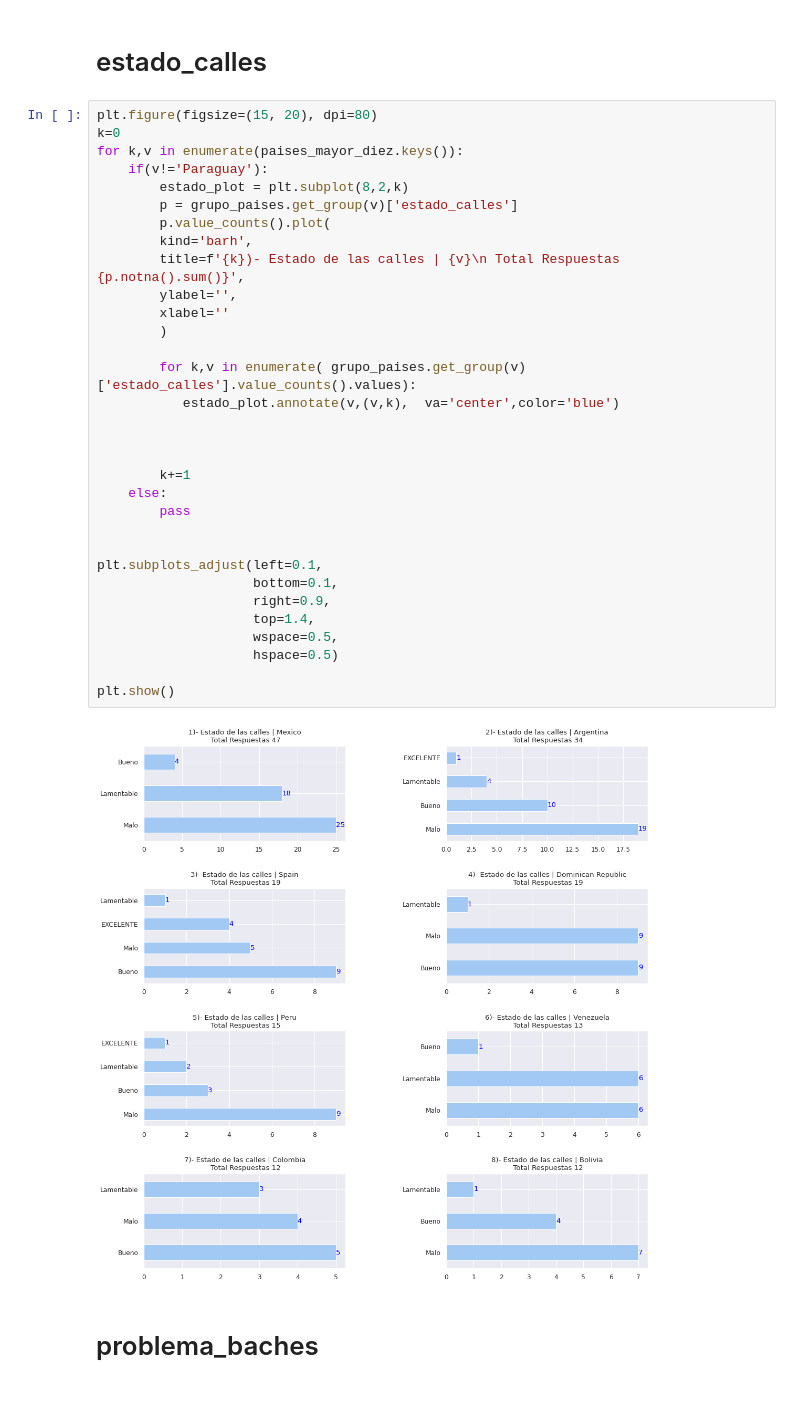
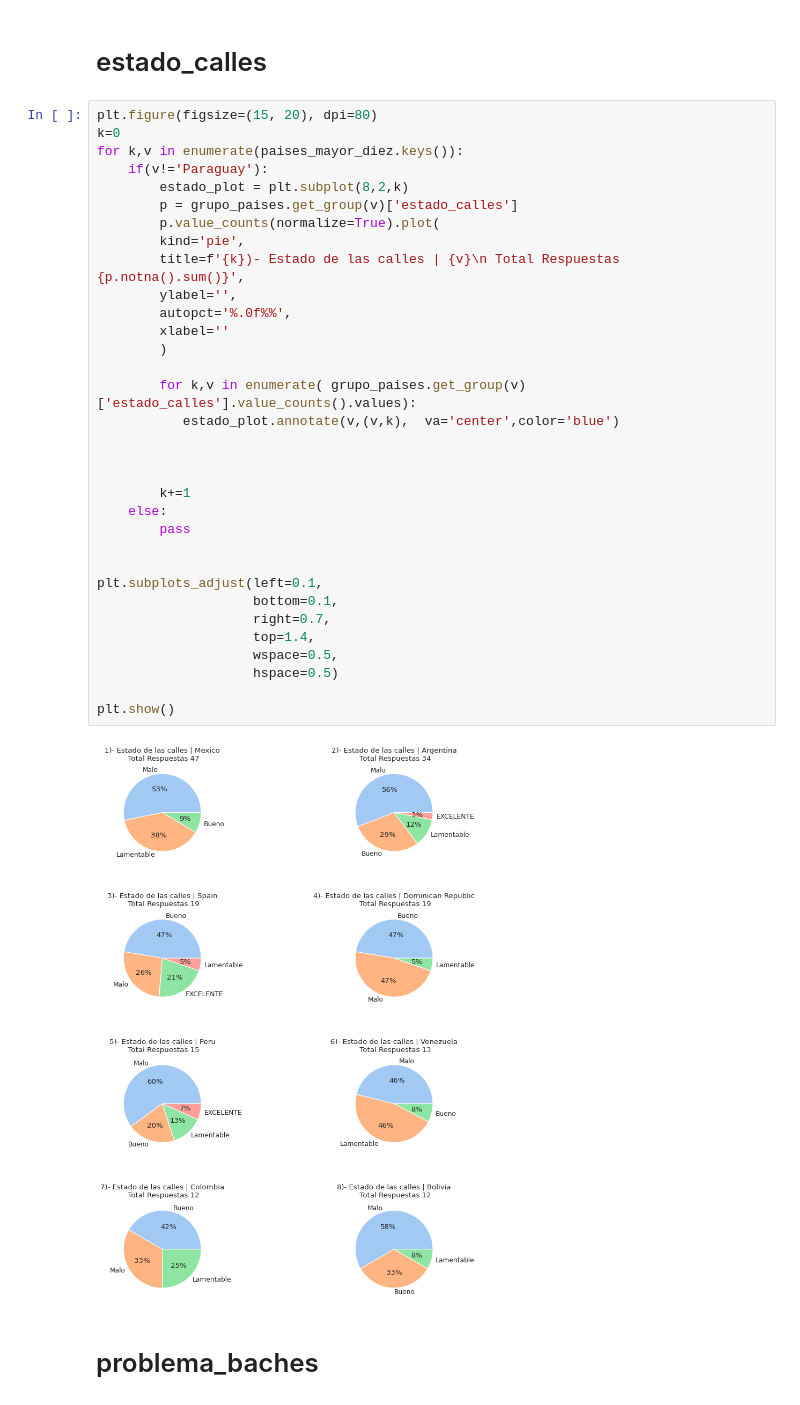
Before and after one commit to TorrezMN/Data_Science, a Jupyter notebook: notebooks/GeneralView.ipynb, the cells around one changed output. Cells and saved outputs as stored; diff of their text form.

Commit message:
ADDED some charts to 'general view'.

```diff
--- a/notebooks/GeneralView.ipynb
+++ b/notebooks/GeneralView.ipynb
@@ -818,37 +818,38 @@ Index(['Paraguay', 'Mexico', 'Argentina', 'Spain', 'Dominican Republic',
 # %%
 plt.figure(figsize=(15, 20), dpi=80)
 k=0
 for k,v in enumerate(paises_mayor_diez.keys()):
     if(v!='Paraguay'):
         estado_plot = plt.subplot(8,2,k)
         p = grupo_paises.get_group(v)['estado_calles']
-        p.value_counts().plot(
-        kind='barh',
+        p.value_counts(normalize=True).plot(
+        kind='pie',
         title=f'{k})- Estado de las calles | {v}\n Total Respuestas {p.notna().sum()}',
         ylabel='',
+        autopct='%.0f%%',
         xlabel=''
         )
 
         for k,v in enumerate( grupo_paises.get_group(v)['estado_calles'].value_counts().values):
            estado_plot.annotate(v,(v,k),  va='center',color='blue')
 
 
 
         k+=1
     else:
         pass
 
 
 plt.subplots_adjust(left=0.1,
                     bottom=0.1,
-                    right=0.9,
+                    right=0.7,
                     top=1.4,
                     wspace=0.5,
                     hspace=0.5)
 
 plt.show()
 # %% [output]
-[figure, old version]
+[figure, new version]
 # %% [markdown]
 # problema_baches
 # %%
```
Also changed, not shown: parts of 6 cells of this notebook.
